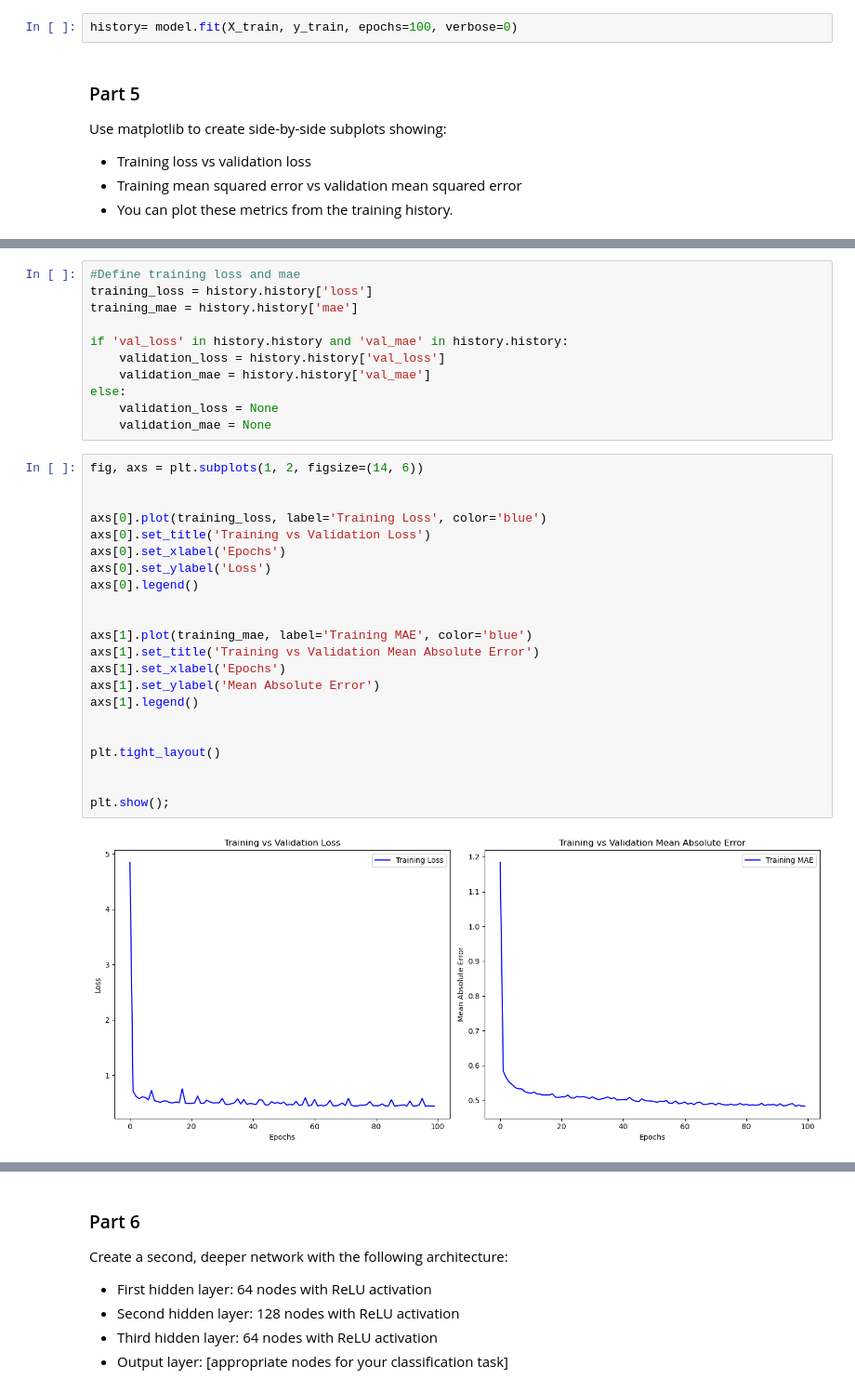
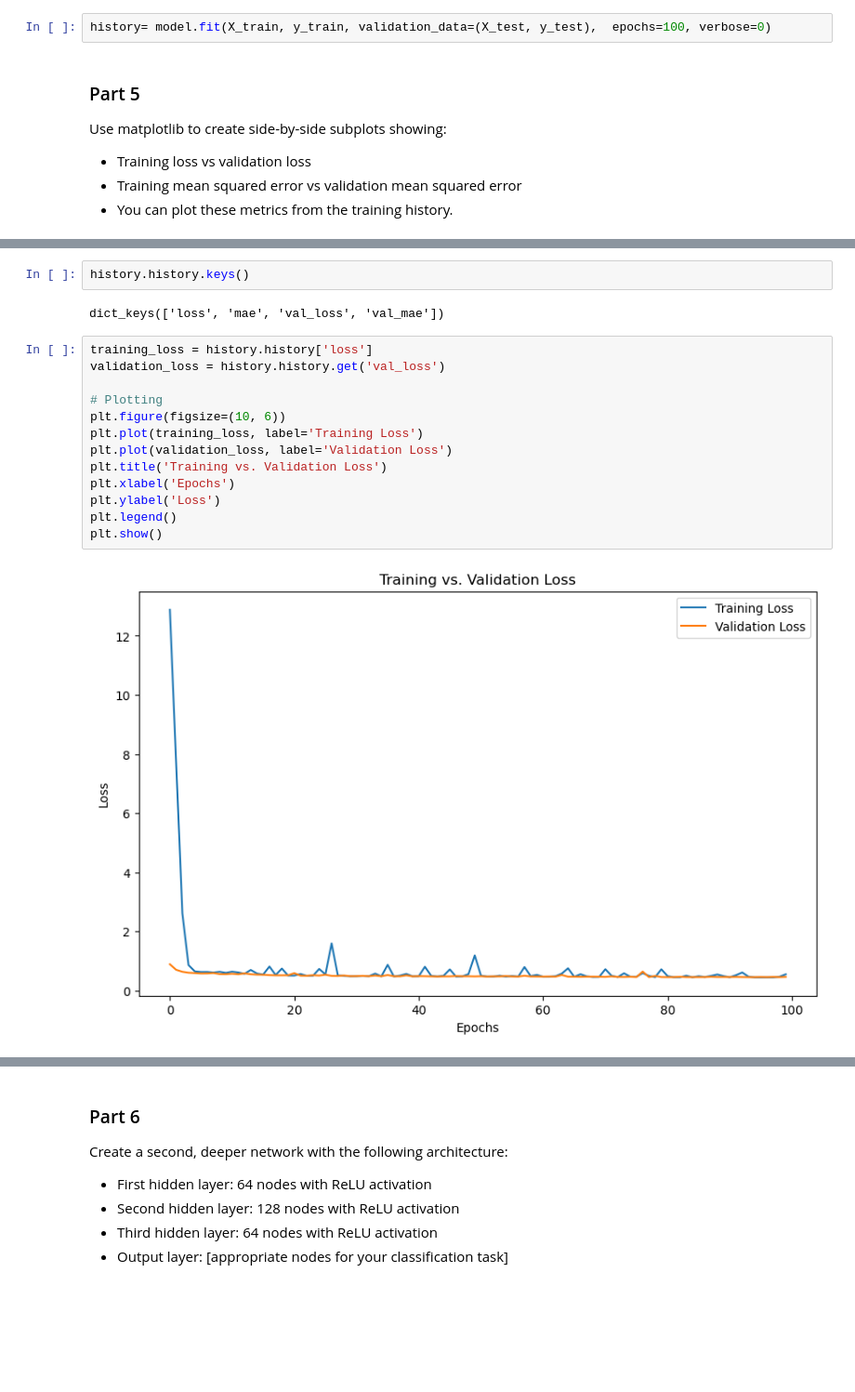
Before and after one commit to keljinda/neural_regression, a Jupyter notebook: starter-code.ipynb, the cells around one changed output, grey strips where cells are left out. Shown: that part at 93% size. Cells and saved outputs as stored; diff of their text form; blank space fills up the shorter version.

```diff
--- a/starter-code.ipynb
+++ b/starter-code.ipynb
@@ -114,7 +114,7 @@ model
 
 Fit the model on the training data with 100 epochs (and suppress the output with `verbose = 0`). Save the fit model to the variable `history`.
 # %%
-history= model.fit(X_train, y_train, epochs=100, verbose=0)
+history= model.fit(X_train, y_train, validation_data=(X_test, y_test),  epochs=100, verbose=0)
 # %% [markdown]
 ### Part 5
 
@@ -146,35 +146,19 @@ history.history
-# %%
-#Define training loss and mae
-training_loss = history.history['loss']
-training_mae = history.history['mae']
-
-if 'val_loss' in history.history and 'val_mae' in history.history:
-    validation_loss = history.history['val_loss']
-    validation_mae = history.history['val_mae']
-else:
-    validation_loss = None
-    validation_mae = None
-# %%
-fig, axs = plt.subplots(1, 2, figsize=(14, 6))
-
-
-axs[0].plot(training_loss, label='Training Loss', color='blue')
-axs[0].set_title('Training vs Validation Loss')
-axs[0].set_xlabel('Epochs')
-axs[0].set_ylabel('Loss')
-axs[0].legend()
-
-
-axs[1].plot(training_mae, label='Training MAE', color='blue')
-axs[1].set_title('Training vs Validation Mean Absolute Error')
-axs[1].set_xlabel('Epochs')
-axs[1].set_ylabel('Mean Absolute Error')
-axs[1].legend()
-
-
-plt.tight_layout()
-
-
-plt.show();
-# %% [output]
-[figure, removed]
+# %%
+history.history.keys()
+# %% [output]
+dict_keys(['loss', 'mae', 'val_loss', 'val_mae'])
+# %%
+training_loss = history.history['loss']
+validation_loss = history.history.get('val_loss')
+
+# Plotting
+plt.figure(figsize=(10, 6))
+plt.plot(training_loss, label='Training Loss')
+plt.plot(validation_loss, label='Validation Loss')
+plt.title('Training vs. Validation Loss')
+plt.xlabel('Epochs')
+plt.ylabel('Loss')
+plt.legend()
+plt.show()
+# %% [output]
+[figure, added]
```
Also changed, not shown: parts of 9 cells of this notebook, 2 other files.
